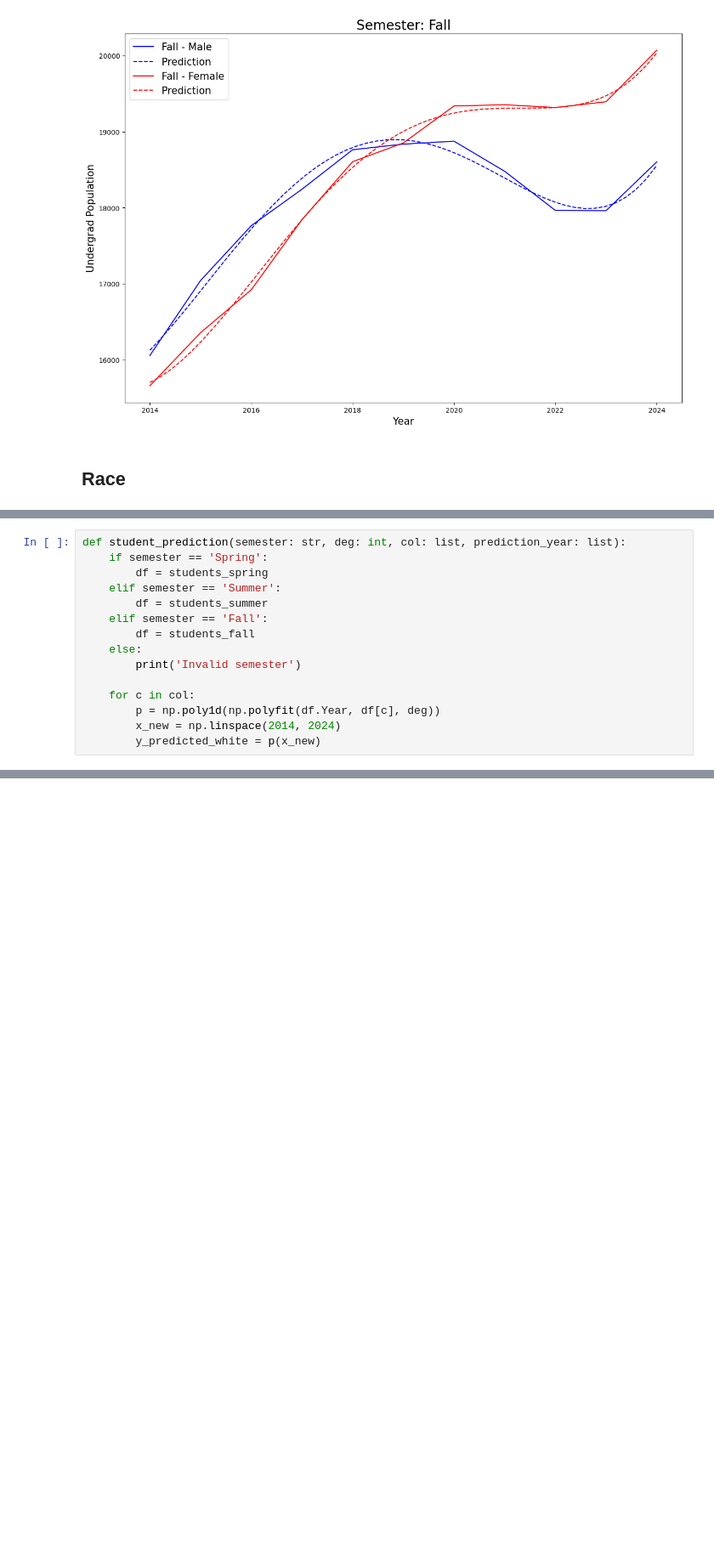
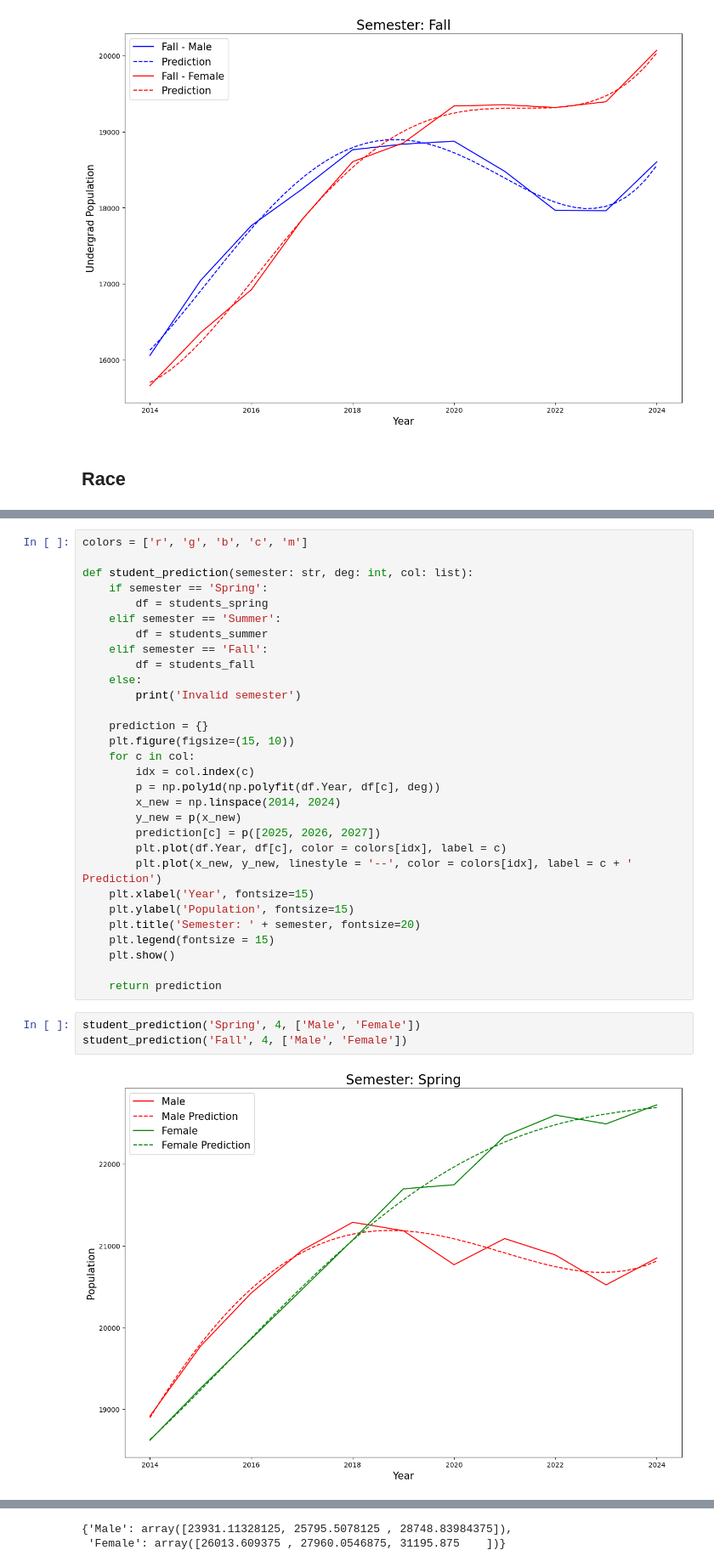
Before and after one commit to kpnguyen21/erdos-coffee-bar, a Jupyter notebook: regression.ipynb, the cells around one changed output, grey strips where cells are left out. Shown at 85% size. Saved outputs shown, nothing was run; the diff lists cells and outputs as text; blank space fills up the shorter version.

```diff
--- a/regression.ipynb
+++ b/regression.ipynb
@@ -233,5 +226,7 @@ plt.show()
 # %%
-def student_prediction(semester: str, deg: int, col: list, prediction_year: list):
+colors = ['r', 'g', 'b', 'c', 'm']
+
+def student_prediction(semester: str, deg: int, col: list):
     if semester == 'Spring':
         df = students_spring
     elif semester == 'Summer':
@@ -241,7 +236,25 @@ def student_prediction(semester: str, deg: int, col: list, prediction_year: list
     else:
         print('Invalid semester')
 
+    prediction = {}
+    plt.figure(figsize=(15, 10))
     for c in col:
+        idx = col.index(c)
         p = np.poly1d(np.polyfit(df.Year, df[c], deg))
         x_new = np.linspace(2014, 2024)
-        y_predicted_white = p(x_new)
+        y_new = p(x_new)
+        prediction[c] = p([2025, 2026, 2027])
+        plt.plot(df.Year, df[c], color = colors[idx], label = c)
+        plt.plot(x_new, y_new, linestyle = '--', color = colors[idx], label = c + ' Prediction')
+    plt.xlabel('Year', fontsize=15)
+    plt.ylabel('Population', fontsize=15)
+    plt.title('Semester: ' + semester, fontsize=20)
+    plt.legend(fontsize = 15)
+    plt.show()
+
+    return prediction
+# %%
+student_prediction('Spring', 4, ['Male', 'Female'])
+student_prediction('Fall', 4, ['Male', 'Female'])
+# %% [output]
+[figure, added]
@@ -247,0 +262,2 @@ def student_prediction(semester: str, deg: int, col: list, prediction_year: list
+{'Male': array([23931.11328125, 25795.5078125 , 28748.83984375]),
+ 'Female': array([26013.609375 , 27960.0546875, 31195.875    ])}
```
Also changed, not shown: parts of 20 cells of this notebook.
